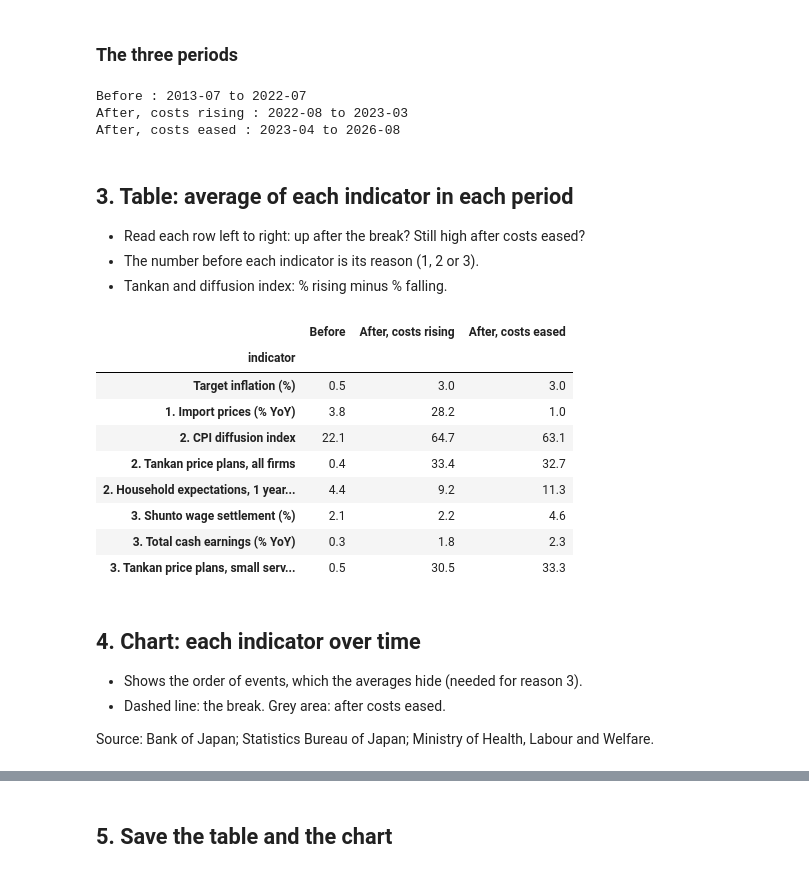
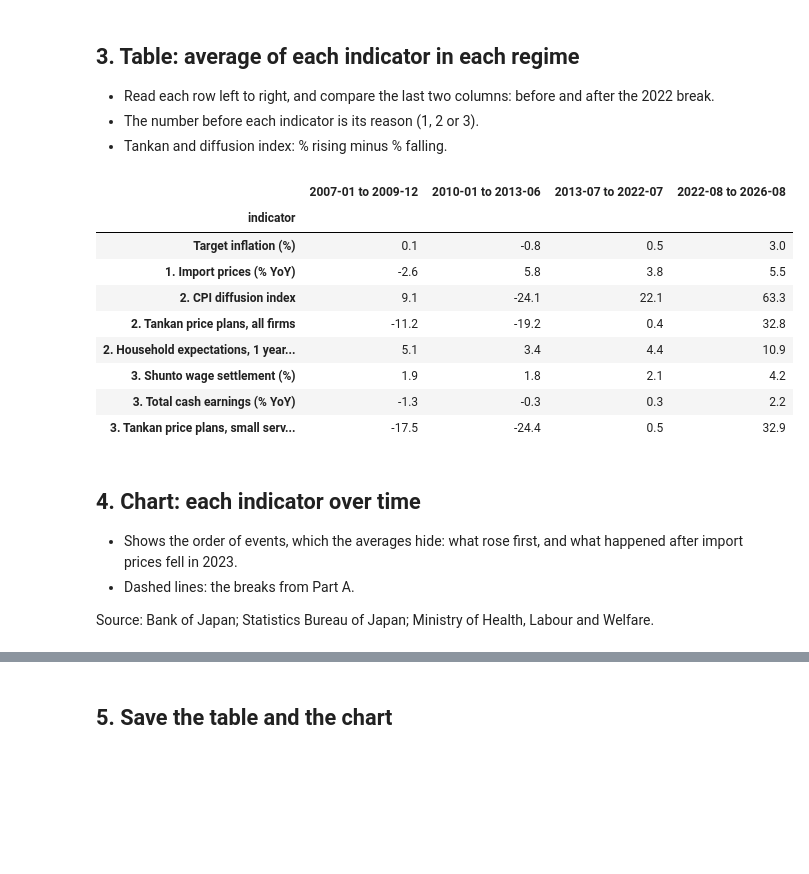
Before and after one commit to tay27890123/japan-inflation-regime-paper, a Jupyter notebook: notebooks/03_rq1_explanations.ipynb, the cells around one changed output, grey strips where cells are left out. Drawn from its saved outputs; the diff is of its cells as text; code cells hidden in the pictures; blank space fills up the shorter version.

Commit message:
done adjust all three notebook to  macth our project goal

```diff
--- a/notebooks/03_rq1_explanations.ipynb
+++ b/notebooks/03_rq1_explanations.ipynb
@@ -90,59 +46,44 @@ Name: c2_import_prices, dtype: float64
-# %% [markdown]
-### The three periods
-# %%
-periods = {
-    "Before": (before_start, before_end),
-    "After, costs rising": (after_start, last_rise),
-    "After, costs eased": (first_fall, data_end),
-}
-for name in periods:
-    print(name, ":", periods[name][0], "to", periods[name][1])
-# %% [output]
-Before : 2013-07 to 2022-07
-After, costs rising : 2022-08 to 2023-03
-After, costs eased : 2023-04 to 2026-08
 # %% [markdown]
-## 3. Table: average of each indicator in each period
+## 3. Table: average of each indicator in each regime
 
-- Read each row left to right: up after the break? Still high after costs eased?
+- Read each row left to right, and compare the last two columns: before and after the 2022 break.
 - The number before each indicator is its reason (1, 2 or 3).
 - Tankan and diffusion index: % rising minus % falling.
 # %%
 # Column name -> label (the number is the reason it belongs to)
 labels = {
     "target": "Target inflation (%)",
     "c2_import_prices": "1. Import prices (% YoY)",
     "c6_diffusion": "2. CPI diffusion index",
     "c6_tankan_all": "2. Tankan price plans, all firms",
     "c1_hh_expect_mean": "2. Household expectations, 1 year (%)",
     "c5_shunto": "3. Shunto wage settlement (%)",
     "c5_earnings": "3. Total cash earnings (% YoY)",
     "c6_tankan_small_services": "3. Tankan price plans, small service firms",
 }
 
 table = pd.DataFrame()
-for name in periods:
-    start, end = periods[name]
-    table[name] = dataset.loc[start:end, list(labels)].mean()
+for start, end in zip(level["start"], level["end"]):
+    table[f"{start} to {end}"] = dataset.loc[start:end, list(labels)].mean()
 table = table.rename(index=labels).round(1)
 table.index.name = "indicator"
 table
 # %% [output]
-|  | Before | After, costs rising | After, costs eased |
-| indicator |  |  |  |
-| Target inflation (%) | 0.5 | 3.0 | 3.0 |
-| 1. Import prices (% YoY) | 3.8 | 28.2 | 1.0 |
-| 2. CPI diffusion index | 22.1 | 64.7 | 63.1 |
-| 2. Tankan price plans, all firms | 0.4 | 33.4 | 32.7 |
-| 2. Household expectations, 1 year... | 4.4 | 9.2 | 11.3 |
-| 3. Shunto wage settlement (%) | 2.1 | 2.2 | 4.6 |
-| 3. Total cash earnings (% YoY) | 0.3 | 1.8 | 2.3 |
-| 3. Tankan price plans, small serv... | 0.5 | 30.5 | 33.3 |
+|  | 2007-01 to 2009-12 | 2010-01 to 2013-06 | 2013-07 to 2022-07 | 2022-08 to 2026-08 |
+| indicator |  |  |  |  |
+| Target inflation (%) | 0.1 | -0.8 | 0.5 | 3.0 |
+| 1. Import prices (% YoY) | -2.6 | 5.8 | 3.8 | 5.5 |
+| 2. CPI diffusion index | 9.1 | -24.1 | 22.1 | 63.3 |
+| 2. Tankan price plans, all firms | -11.2 | -19.2 | 0.4 | 32.8 |
+| 2. Household expectations, 1 year... | 5.1 | 3.4 | 4.4 | 10.9 |
+| 3. Shunto wage settlement (%) | 1.9 | 1.8 | 2.1 | 4.2 |
+| 3. Total cash earnings (% YoY) | -1.3 | -0.3 | 0.3 | 2.2 |
+| 3. Tankan price plans, small serv... | -17.5 | -24.4 | 0.5 | 32.9 |
 # %% [markdown]
 ## 4. Chart: each indicator over time
 
-- Shows the order of events, which the averages hide (needed for reason 3).
-- Dashed line: the break. Grey area: after costs eased.
+- Shows the order of events, which the averages hide: what rose first, and what happened after import prices fell in 2023.
+- Dashed lines: the breaks from Part A.
 
 Source: Bank of Japan; Statistics Bureau of Japan; Ministry of Health, Labour and Welfare.
 # %%
```
Also changed, not shown: parts of 10 cells of this notebook, 4 other files.
